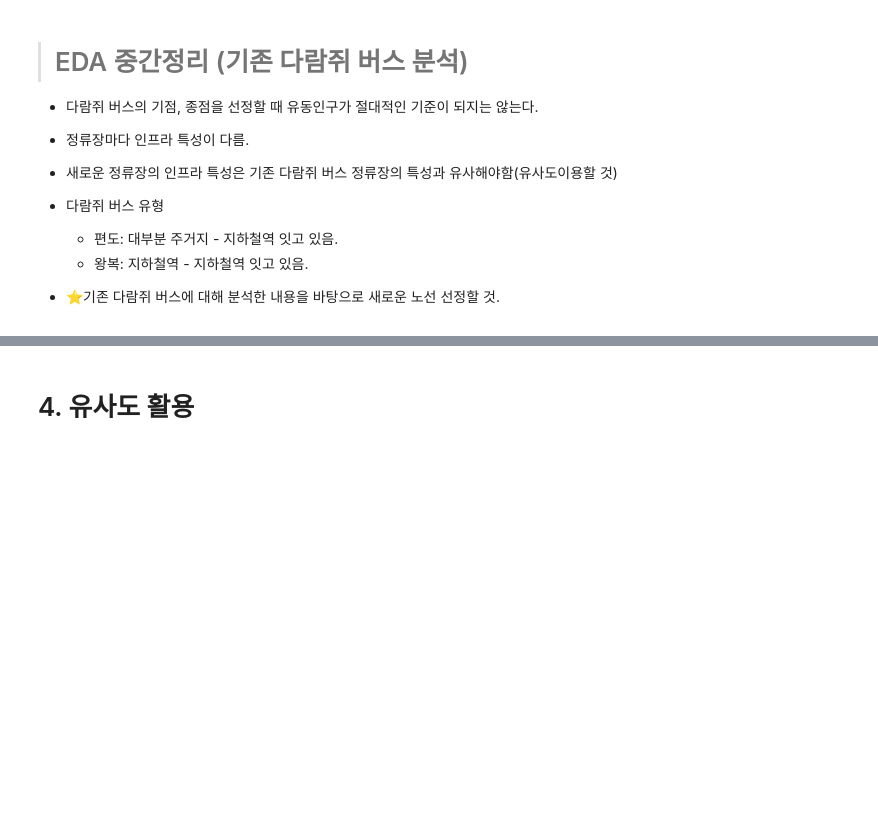
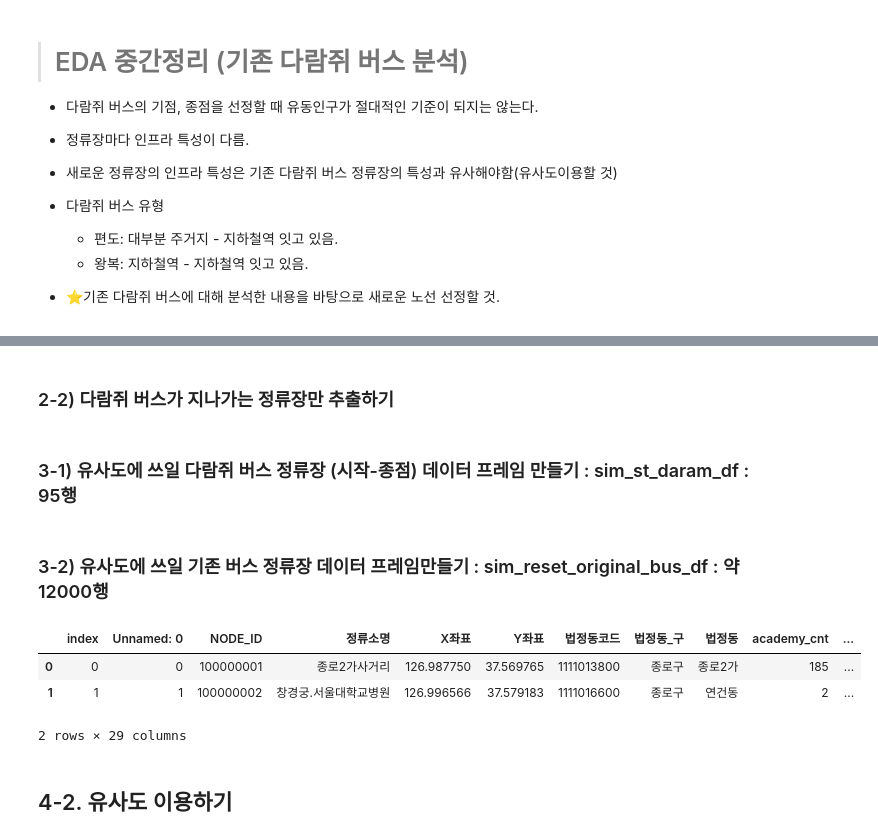
Before and after one commit to Mulcam-Finalproject3/Resurrection_Of_Squirrel_Bus, a Jupyter notebook: src/01_EDA1.ipynb, the cells around one changed output, grey strips where cells are left out. Drawn from its saved outputs; the diff is of its cells as text; code cells hidden in the pictures; blank space fills up the shorter version.

```diff
--- a/src/01_EDA1.ipynb
+++ b/src/01_EDA1.ipynb
@@ -534,0 +554,14 @@ get_barplot_start_end(df_scaled)
+# %%
+# 다람쥐 버스 정류장 데이터
+daram_df =pd.read_csv('darambus.csv', encoding='UTF-8')
+# 인덱스 초기화
+reset_daram_df = daram_df.reset_index()
+# 유사도에 사용할 수 있게 데이터 프레임 만들기
+similarity_reset_daram_df = reset_daram_df.loc[:,'academy_cnt':'population_15to64']
+# 라벨링된 전체 데이터 가져오기
+label_bus_df = pd.read_csv('bus_labels.csv', encoding='UTF-8')
+# %%
+# 전체 데이터에서 다람쥐버스 정류장만 제거하기
+original_bus_df=label_bus_df[label_bus_df['Label']==0]
+# 인덱스 리셋
+reset_original_bus_df= original_bus_df.reset_index()
@@ -534,0 +579,2 @@ get_barplot_start_end(df_scaled)
+# %% [markdown]
+### 2-2) 다람쥐 버스가 지나가는 정류장만 추출하기
@@ -534,0 +583,2 @@ get_barplot_start_end(df_scaled)
+# %% [markdown]
+### 3-1) 유사도에 쓰일 다람쥐 버스 정류장 (시작-종점) 데이터 프레임 만들기 : sim_st_daram_df : 95행
@@ -534,0 +587,9 @@ get_barplot_start_end(df_scaled)
+# %% [markdown]
+### 3-2) 유사도에 쓰일 기존 버스 정류장 데이터 프레임만들기 : sim_reset_original_bus_df : 약 12000행
+# %%
+reset_original_bus_df.head(2)
+# %% [output]
+|  | index | Unnamed: 0 | NODE_ID | 정류소명 | X좌표 | Y좌표 | 법정동코드 | 법정동_구 | 법정동 | academy_cnt | ... |
+| 0 | 0 | 0 | 100000001 | 종로2가사거리 | 126.987750 | 37.569765 | 1111013800 | 종로구 | 종로2가 | 185 | ... |
+| 1 | 1 | 1 | 100000002 | 창경궁.서울대학교병원 | 126.996566 | 37.579183 | 1111016600 | 종로구 | 연건동 | 2 | ... |
+2 rows × 29 columns
@@ -535,2 +598,2 @@ get_barplot_start_end(df_scaled)
 # %% [markdown]
-# 4. 유사도 활용
+## 4-2. 유사도 이용하기
```
Also changed, not shown: parts of 25 cells of this notebook.
